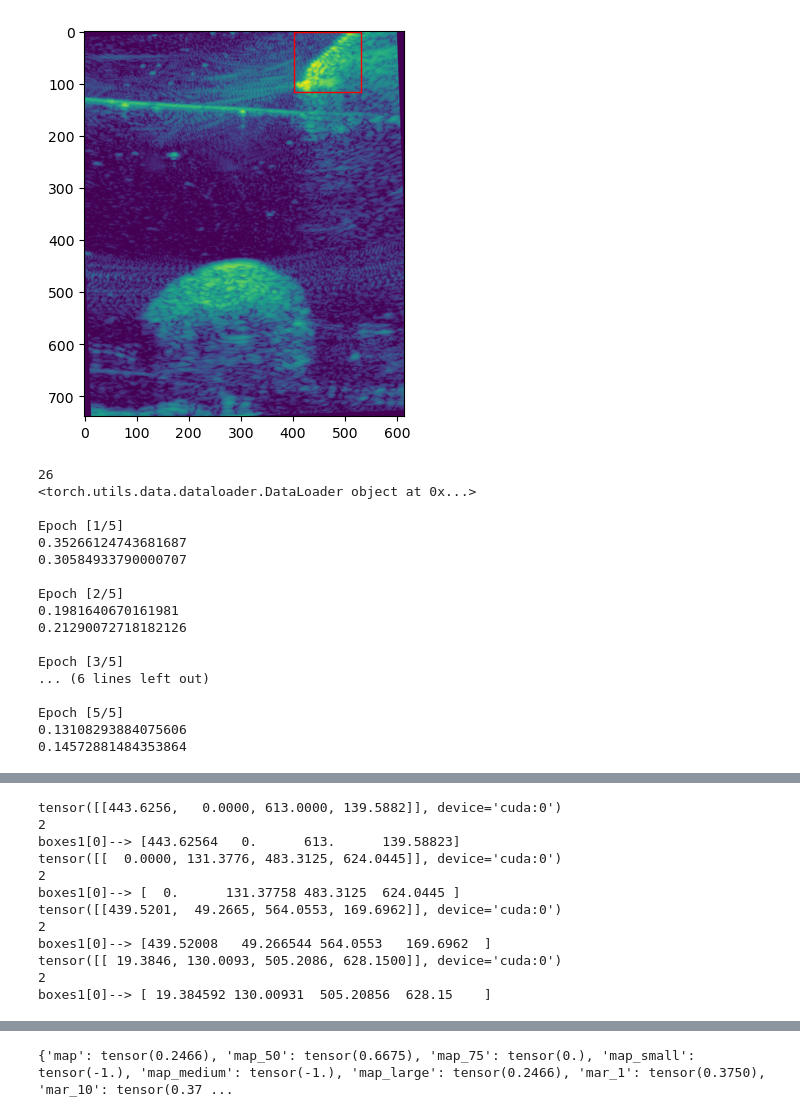
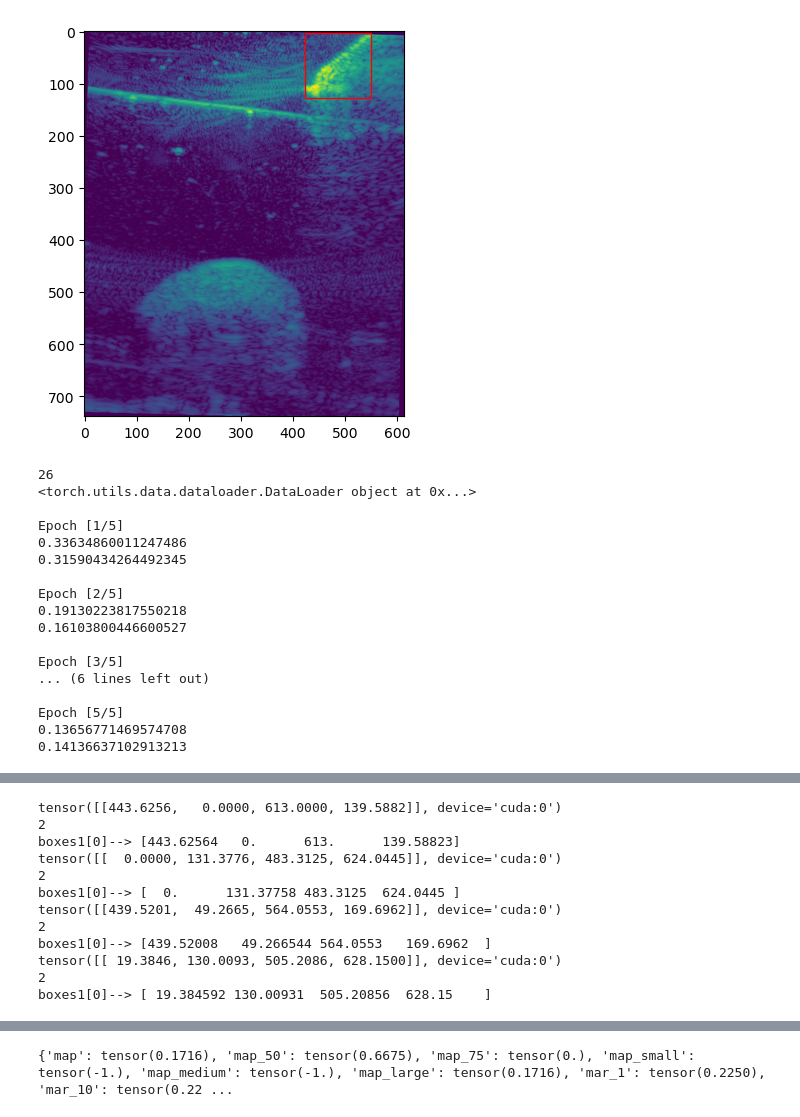
Before and after one commit to Shivam5048425/MasterThesis, a Jupyter notebook: frcnn/frcnn_training.ipynb, the cells around one changed output, grey strips where cells are left out. Drawn from its saved outputs; the diff is of its cells as text; code cells hidden in the pictures.

Commit message:
Add DepthAttenuation

```diff
--- a/frcnn/frcnn_training.ipynb
+++ b/frcnn/frcnn_training.ipynb
@@ -1,5 +1,5 @@
 # %%
-# -*- coding: utf-8 -*-
+## -*- coding: utf-8 -*-
 
 import os
 os.environ["KMP_DUPLICATE_LIB_OK"] = "TRUE"
@@ -29,7 +29,10 @@ from collections import defaultdict, deque
 
 import albumentations as A
 from albumentations.pytorch import ToTensorV2
-
+from usaugment.albumentations import (DepthAttenuation,
+                                     GaussianShadow,
+                                     HazeArtifact,
+                                     SpeckleReduction,)
 
 # ----------------------------- Dataset -----------------------------
 class USDataset(Dataset):
@@ -56,11 +59,13 @@ class USDataset(Dataset):
         labels = [label]
         #print(label)
 
-        if self.transform:
+        if self.use_albumentations and  self.transform is not None:
+            dummy_mask = np.ones(image.shape[:2], dtype=np.uint8)
             transformed = self.transform(
                 image=image,
-                bboxes=boxes,
-                labels=labels
+                scan_mask=dummy_mask,
+                bboxes=[bbox],
+                labels=[label]
             )
             image=transformed["image"]
             boxes=torch.tensor(transformed["bboxes"], dtype=torch.float32)
@@ -272,6 +277,8 @@ if __name__ == "__main__":
 
     train_transform = A.Compose([ A.HorizontalFlip(p=1.0),
                                   A.Rotate(limit=10,p=1.0),
+                                  DepthAttenuation(p=1.0, attenuation_rate=1.0),
+
                                   #A.Normalize(
                                    #   mean =(0.485, 0.456, 0.406),
                                     #  std=(0.229, 0.224, 0.225),
@@ -281,9 +288,8 @@ if __name__ == "__main__":
                                 ],
                                bbox_params=A.BboxParams(
                                    format="pascal_voc",
-                                   label_fields=["labels"],
-                               ),
-                               )
+                                   label_fields=["labels"]),
+                                additional_targets={"scan_mask":"mask"})
 
 
     val_transform = A.Compose([ #A.Normalize(
@@ -337,48 +343,48 @@ if __name__ == "__main__":
     model = fasterrcnn_resnet50_fpn(weights=FasterRCNN_ResNet50_FPN_Weights.COCO_V1)
     in_features = model.roi_heads.box_predictor.cls_score.in_features
     model.roi_heads.box_predictor = FastRCNNPredictor(in_features, num_classes)
     model.to(device)
 
     optimizer = torch.optim.Adam(model.parameters(), lr=0.000025)
 
     model, loss_df = train_frcnn(model, train_loader, val_loader, optimizer, device)
 
     loss_df.to_csv("results/frcnn_losses.csv", index=False)
     plt.figure (figsize=(8,5))
     plt.plot(loss_df["epoch"], loss_df["train loss"], label= "Train Loss", linestyle="-")
     plt.plot(loss_df["epoch"], loss_df["val loss"], label= "Val Loss", linestyle="--")
     plt.xlabel("Epoch")
     plt.ylabel("Loss")
     plt.title("No Aug")
     plt.legend()
     plt.savefig ("loss curve.png")
     plt.show()
 
 
     mAP = evaluate_frcnn(model, val_loader)
 
     metrics = pd.DataFrame([{
         "mAP_(0.50-0.95)": mAP
 
     }])
 
     metrics.to_csv("results/frcnn_metrics.csv", index=False)
 # %% [output]
-[figure, old version]
+[figure, new version]
 26
 <torch.utils.data.dataloader.DataLoader object at 0x...>
 
 Epoch [1/5]
-0.35266124743681687
-0.30584933790000707
+0.33634860011247486
+0.31590434264492345
 
 Epoch [2/5]
-0.1981640670161981
-0.21290072718182126
+0.19130223817550218
+0.16103800446600527
 
 Epoch [3/5]
 ... (6 lines left out)
 
 Epoch [5/5]
-0.13108293884075606
-0.14572881484353864
+0.13656771469574708
+0.14136637102913213
@@ -396,4 +402,4 @@ tensor([[ 19.3846, 130.0093, 505.2086, 628.1500]], device='cuda:0')
 2
 boxes1[0]--> [ 19.384592 130.00931  505.20856  628.15    ]
 [figure]
-{'map': tensor(0.2466), 'map_50': tensor(0.6675), 'map_75': tensor(0.), 'map_small': tensor(-1.), 'map_medium': tensor(-1.), 'map_large': tensor(0.2466), 'mar_1': tensor(0.3750), 'mar_10': tensor(0.37 ...
+{'map': tensor(0.1716), 'map_50': tensor(0.6675), 'map_75': tensor(0.), 'map_small': tensor(-1.), 'map_medium': tensor(-1.), 'map_large': tensor(0.1716), 'mar_1': tensor(0.2250), 'mar_10': tensor(0.22 ...
```
Also changed, not shown: parts of 1 cell of this notebook.
